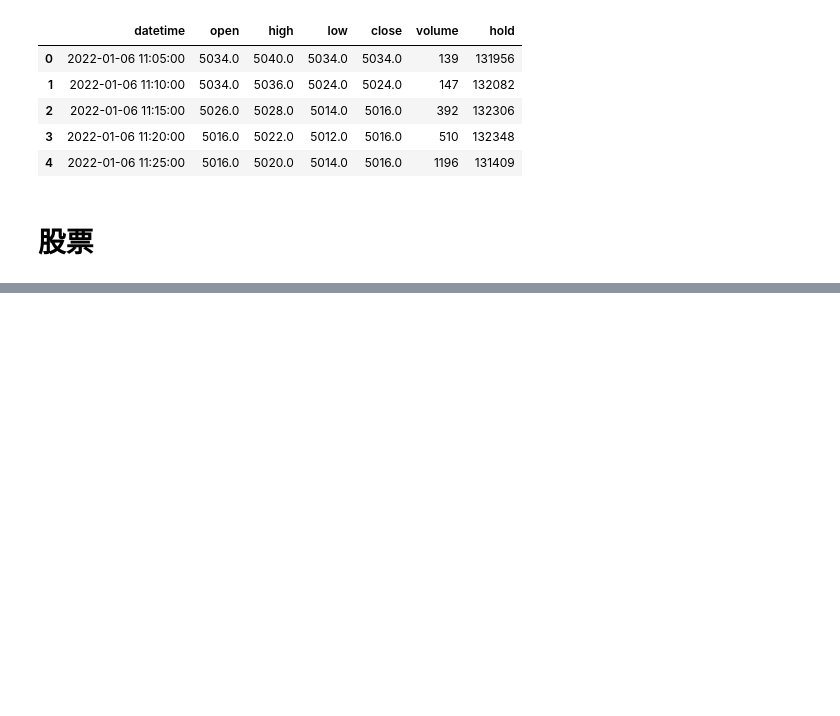
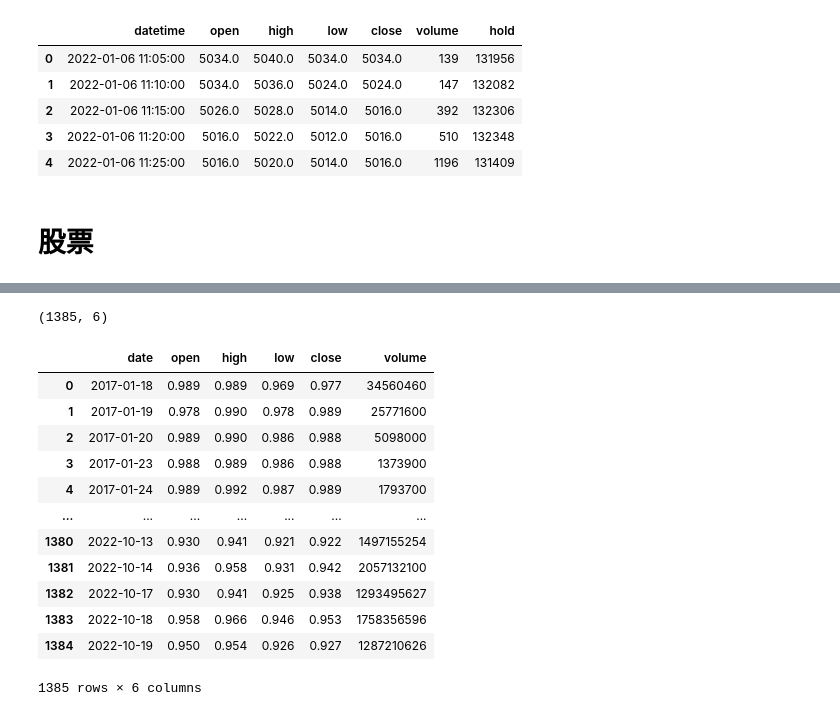
Before and after one commit to kylin-zhou/quant, a Jupyter notebook: notebook/data.ipynb, the cells around one changed output, grey strips where cells are left out. Saved outputs shown, nothing was run; the diff lists cells and outputs as text; code cells hidden in the pictures; blank space fills up the shorter version.

```diff
--- a/notebook/data.ipynb
+++ b/notebook/data.ipynb
@@ -121,0 +164,22 @@ print(df)
+# %%
+df = ak.fund_etf_hist_sina(symbol="sh513050")
+
+print(df.shape)
+# %% [output]
+(1385, 6)
+# %%
+df
+# %% [output]
+|  | date | open | high | low | close | volume |
+| 0 | 2017-01-18 | 0.989 | 0.989 | 0.969 | 0.977 | 34560460 |
+| 1 | 2017-01-19 | 0.978 | 0.990 | 0.978 | 0.989 | 25771600 |
+| 2 | 2017-01-20 | 0.989 | 0.990 | 0.986 | 0.988 | 5098000 |
+| 3 | 2017-01-23 | 0.988 | 0.989 | 0.986 | 0.988 | 1373900 |
+| 4 | 2017-01-24 | 0.989 | 0.992 | 0.987 | 0.989 | 1793700 |
+| ... | ... | ... | ... | ... | ... | ... |
+| 1380 | 2022-10-13 | 0.930 | 0.941 | 0.921 | 0.922 | 1497155254 |
+| 1381 | 2022-10-14 | 0.936 | 0.958 | 0.931 | 0.942 | 2057132100 |
+| 1382 | 2022-10-17 | 0.930 | 0.941 | 0.925 | 0.938 | 1293495627 |
+| 1383 | 2022-10-18 | 0.958 | 0.966 | 0.946 | 0.953 | 1758356596 |
+| 1384 | 2022-10-19 | 0.950 | 0.954 | 0.926 | 0.927 | 1287210626 |
+1385 rows × 6 columns
```
Also changed, not shown: parts of 7 cells of this notebook, 4 other files.
